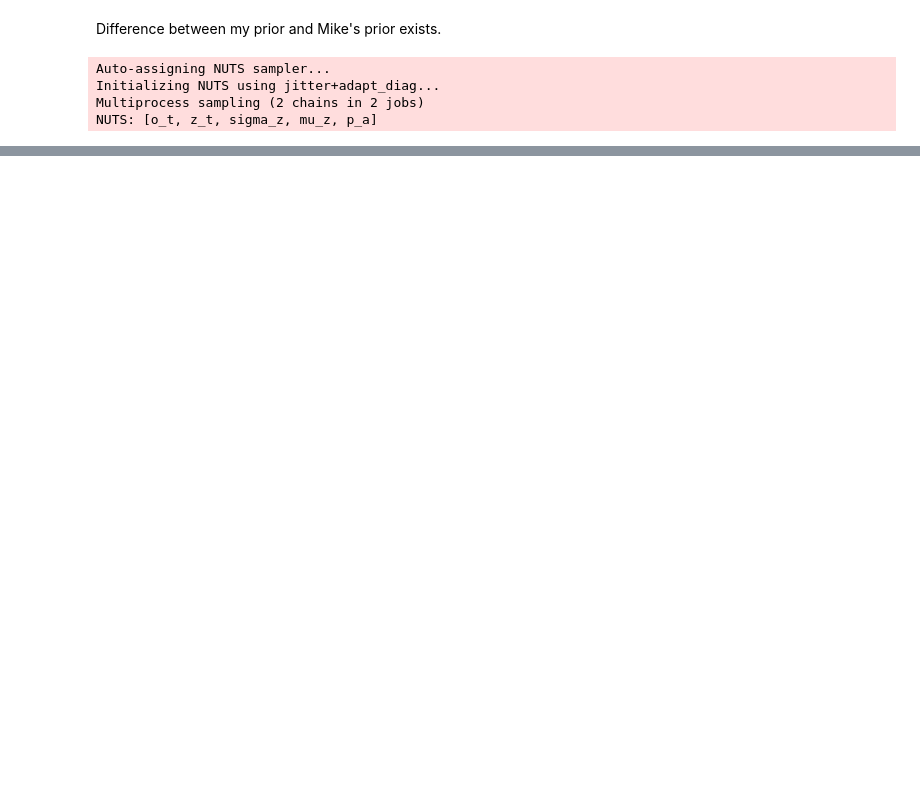
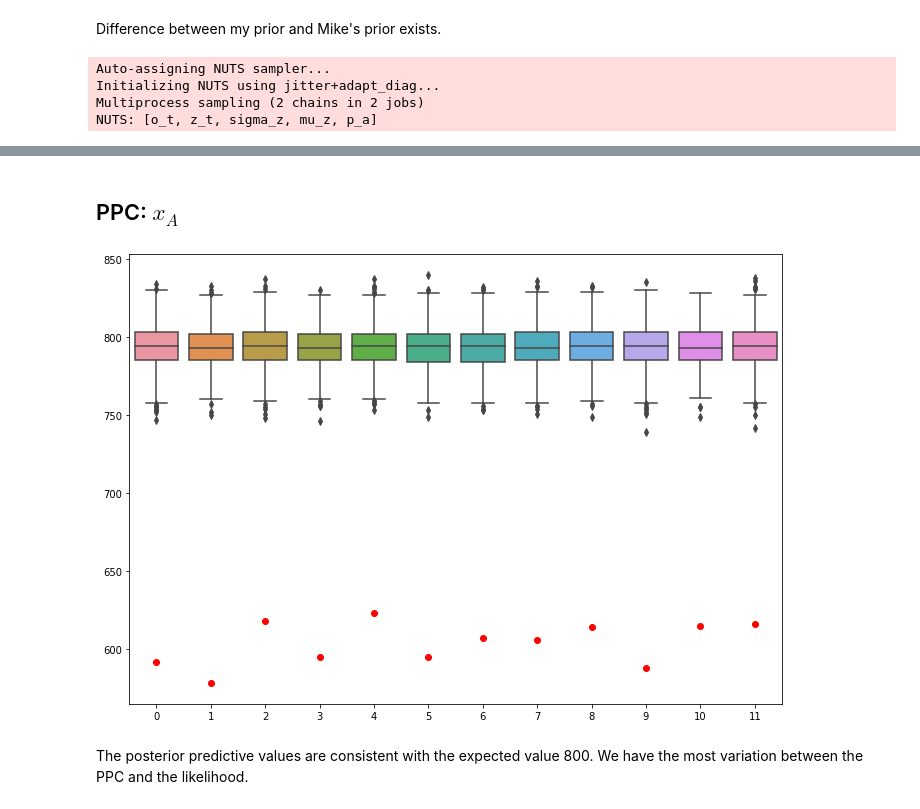
Before and after one commit to tom-hc-park/MSc-RA-Bayesian-evidence-synthesis, a Jupyter notebook: report_revised.ipynb, the cells around one changed output, grey strips where cells are left out. Cells and saved outputs as stored; diff of their text form; code cells hidden in the pictures; blank space fills up the shorter version.

```diff
--- a/report_revised.ipynb
+++ b/report_revised.ipynb
@@ -150,0 +166,14 @@ PPC: compare the ppc and the data set we have.
+# %% [markdown]
+## PPC: $x_A$
+# %%
+a4_dims = (11.7, 8.27)
+fig, ax = plt.subplots(figsize=a4_dims)
+# plt.title("PPC: X_a")
+ax=sns.boxplot(data=ppc['x_a'])
+ax.set_title('PPC: X_a')
+ax2 = plt.plot(range(12), data['x_a'],'ro')
+# %% [output]
+[figure, added]
+# %% [markdown]
+The posterior predictive values are consistent with the expected value 800.
+We have the most variation between the PPC and the likelihood.
```
Also changed, not shown: parts of 26 cells of this notebook, 1 other file.
